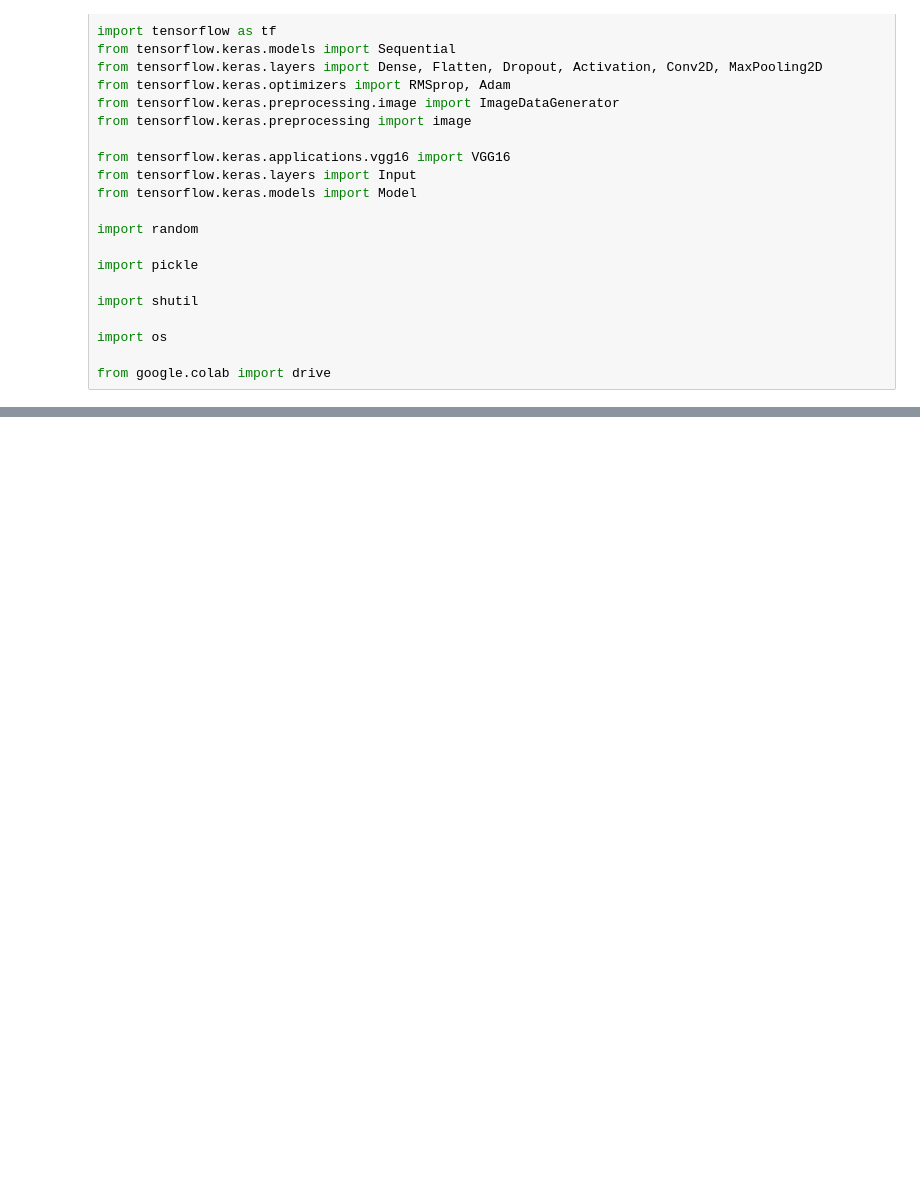
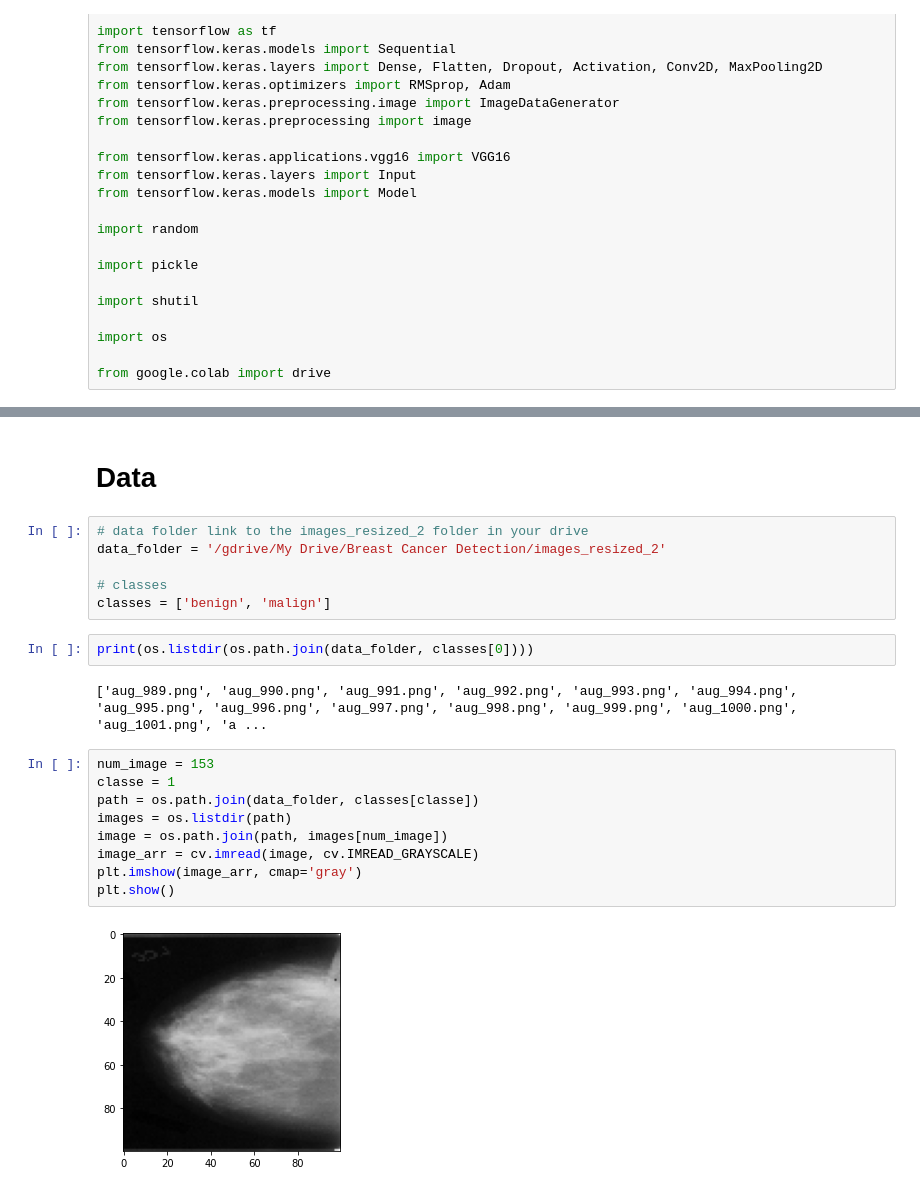
Before and after one commit to comHack/Mammography_DL_Classification, a Jupyter notebook: SecondNotebook.ipynb, the cells around one changed output, grey strips where cells are left out. Cells and saved outputs as stored; diff of their text form; blank space fills up the shorter version.

```diff
--- a/SecondNotebook.ipynb
+++ b/SecondNotebook.ipynb
@@ -33,0 +42,23 @@ from google.colab import drive
+# %% [markdown]
+# **Data**
+# %%
+# data folder link to the images_resized_2 folder in your drive
+data_folder = '/gdrive/My Drive/Breast Cancer Detection/images_resized_2'
+
+# classes
+classes = ['benign', 'malign']
+# %%
+print(os.listdir(os.path.join(data_folder, classes[0])))
+# %% [output]
+['aug_989.png', 'aug_990.png', 'aug_991.png', 'aug_992.png', 'aug_993.png', 'aug_994.png', 'aug_995.png', 'aug_996.png', 'aug_997.png', 'aug_998.png', 'aug_999.png', 'aug_1000.png', 'aug_1001.png', 'a ...
+# %%
+num_image = 153
+classe = 1
+path = os.path.join(data_folder, classes[classe])
+images = os.listdir(path)
+image = os.path.join(path, images[num_image])
+image_arr = cv.imread(image, cv.IMREAD_GRAYSCALE)
+plt.imshow(image_arr, cmap='gray')
+plt.show()
+# %% [output]
+[figure, added]
```
Also changed, not shown: parts of 102 cells of this notebook.
